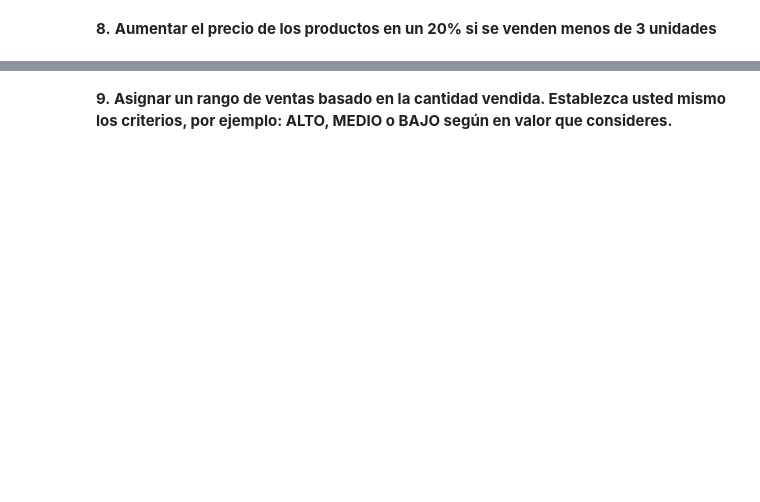
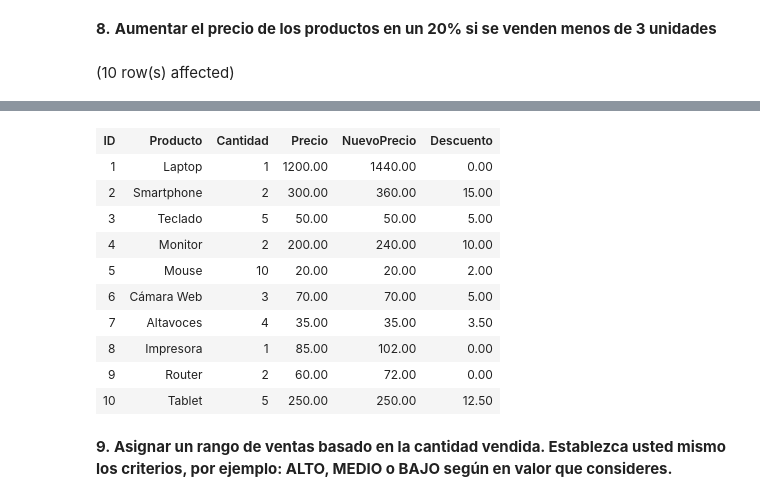
Before and after one commit to Nana8310/Curso_SQL, a Jupyter notebook: Notebook/Notebook_Practica12.ipynb, the cells around one changed output, grey strips where cells are left out. Saved outputs shown, nothing was run; the diff lists cells and outputs as text; code cells hidden in the pictures; blank space fills up the shorter version.

```diff
--- a/Notebook/Notebook_Practica12.ipynb
+++ b/Notebook/Notebook_Practica12.ipynb
@@ -99,2 +207,14 @@ Total execution time: 00:00:00.062
 # %% [markdown]
 **8.** <span style="color: var(--cib-color-syntax-gray); font-family: Menlo, Monaco, Consolas, &quot;Droid Sans Mono&quot;, &quot;Courier New&quot;, monospace, &quot;Droid Sans Fallback&quot;; font-size: var(--cib-type-body1-font-size); white-space-collapse: preserve;"><b>Aumentar el precio de los productos en un 20% si se venden menos de 3 unidades</b></span>
+# %%
+SELECT ID,Producto,Cantidad,Precio,
+    ROUND(
+        CASE
+            WHEN Cantidad < 3 THEN Precio * 1.20
+            ELSE Precio
+        END, 2) AS NuevoPrecio,
+    Descuento
+FROM
+    ventas;
+# %% [output]
+(10 row(s) affected)
@@ -101,2 +222,13 @@ Total execution time: 00:00:00.062
+| ID | Producto | Cantidad | Precio | NuevoPrecio | Descuento |
+| 1 | Laptop | 1 | 1200.00 | 1440.00 | 0.00 |
+| 2 | Smartphone | 2 | 300.00 | 360.00 | 15.00 |
+| 3 | Teclado | 5 | 50.00 | 50.00 | 5.00 |
+| 4 | Monitor | 2 | 200.00 | 240.00 | 10.00 |
+| 5 | Mouse | 10 | 20.00 | 20.00 | 2.00 |
+| 6 | Cámara Web | 3 | 70.00 | 70.00 | 5.00 |
+| 7 | Altavoces | 4 | 35.00 | 35.00 | 3.50 |
+| 8 | Impresora | 1 | 85.00 | 102.00 | 0.00 |
+| 9 | Router | 2 | 60.00 | 72.00 | 0.00 |
+| 10 | Tablet | 5 | 250.00 | 250.00 | 12.50 |
 # %% [markdown]
 **9. <span style="color: var(--cib-color-syntax-gray); font-family: Menlo, Monaco, Consolas, &quot;Droid Sans Mono&quot;, &quot;Courier New&quot;, monospace, &quot;Droid Sans Fallback&quot;; font-size: var(--cib-type-body1-font-size); white-space-collapse: preserve;">Asignar un rango de ventas basado en la cantidad vendida. Establezca usted mismo los criterios, por ejemplo: ALTO, MEDIO o BAJO según en valor que consideres.</span>**
```
Also changed, not shown: parts of 11 cells of this notebook.
